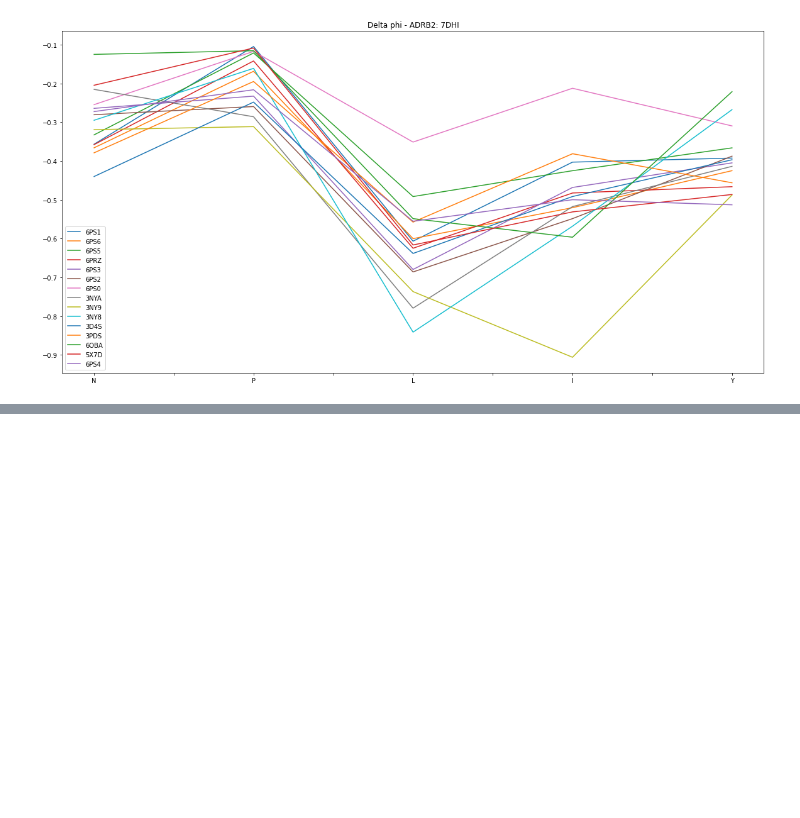
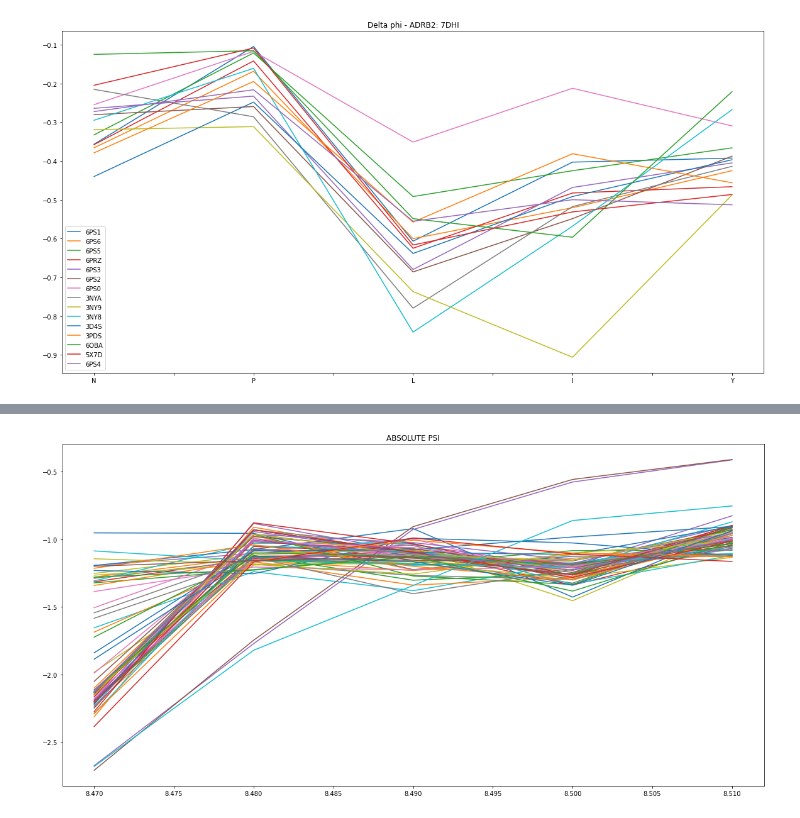
Before and after one commit to flurinh/mt, a Jupyter notebook: ICL4_visualization.ipynb, the cells around one changed output, grey strips where cells are left out. Cells and saved outputs as stored; diff of their text form; code cells hidden in the pictures; blank space fills up the shorter version.

```diff
--- a/ICL4_visualization.ipynb
+++ b/ICL4_visualization.ipynb
@@ -263,0 +328,4 @@ plot_tm7(pdb=names_a_i[0], gene=genes_i[0], data=df_phi, angle='phi')
+# %%
+df_ang_psi = pd.DataFrame(columns=list(positions))
+# %%
+df_ang_phi = pd.DataFrame(columns=list(positions))
@@ -263,0 +351,15 @@ plot_tm7(pdb=names_a_i[0], gene=genes_i[0], data=df_phi, angle='phi')
+# %%
+# PSI
+
+for i in range(len(targets_i)):
+    pdb = targets_i.iloc[i]['PDB']
+    _ = targets_i.iloc[i]['H8_target_angles']
+    seq = _[0][0]
+    angles = _[1]
+    pos = _[2]
+    # df_ang.loc[i, 'PDB'] = pdb
+    for j in range(len(pos)):
+        df_ang_psi.loc[i, pos[j]] = angles[j, 0]
+        df_ang_phi.loc[i, pos[j]] = angles[j, 1]
+df_ang_psi = df_ang_psi.T
+df_ang_phi = df_ang_phi.T
@@ -263,0 +388,9 @@ plot_tm7(pdb=names_a_i[0], gene=genes_i[0], data=df_phi, angle='phi')
+# %%
+def plot_angle_vs_position(angles, angle='PSI'):
+    angles.plot(figsize=(20, 10), legend=None)
+    plt.title('ABSOLUTE '+angle)
+    # plt.legend(loc='best')
+# %%
+plot_angle_vs_position(df_ang_psi, 'PSI')
+# %% [output]
+[figure, added]
```
Also changed, not shown: parts of 31 cells of this notebook, 17 other files.
